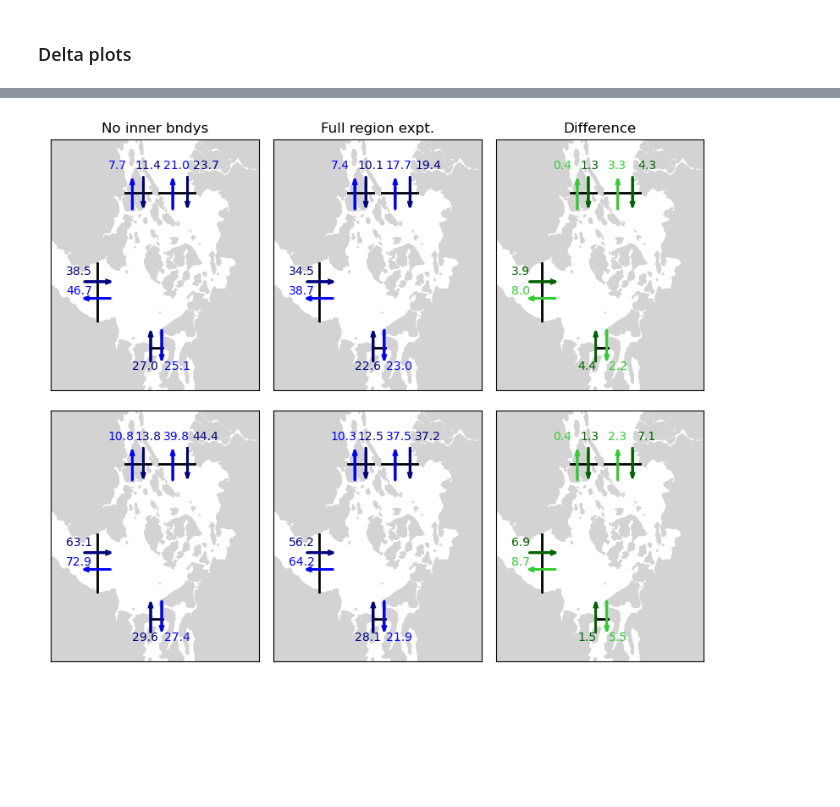
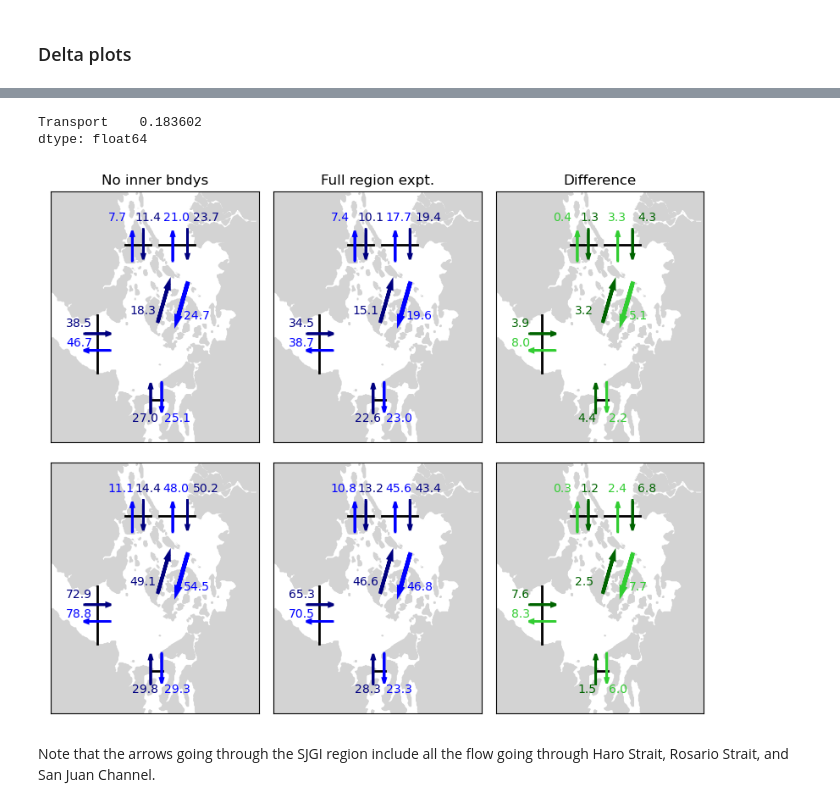
Before and after one commit to SalishSeaCast/StangAllen_SJGIPaper, a Jupyter notebook: Balances_SuppAnalysis.ipynb, the cells around one changed output, grey strips where cells are left out. Cells and saved outputs as stored; diff of their text form; code cells hidden in the pictures; blank space fills up the shorter version.

Commit message:
add thru transport arrows to figure

```diff
--- a/Balances_SuppAnalysis.ipynb
+++ b/Balances_SuppAnalysis.ipynb
@@ -728,0 +736,2 @@ ent_vic_JJ = np.array([ent_vic[idx_1],ent_vic_thru[idx_1],delta_ent_vic[idx_1],e
+# %%
+Nthru_full = N_haro + N_ros + N_sjc
@@ -728,0 +757,3 @@ ent_vic_JJ = np.array([ent_vic[idx_1],ent_vic_thru[idx_1],delta_ent_vic[idx_1],e
+# %%
+Sthru = prtovs + gulftovs + gulftoadm + prtoadm
+Sthru.Transport[6]
@@ -728,0 +762,3 @@ ent_vic_JJ = np.array([ent_vic[idx_1],ent_vic_thru[idx_1],delta_ent_vic[idx_1],e
+# %%
+Sthru_full = S_haro + S_ros + S_sjc
+Sthru_full[6]
@@ -729,3 +793,19 @@ ent_vic_JJ = np.array([ent_vic[idx_1],ent_vic_thru[idx_1],delta_ent_vic[idx_1],e
+# %%
+np.mean((Sthru-Sthru_full)/Sthru)
+# %% [output]
+Transport    0.183602
+dtype: float64
+# %%
+idx_1 = 0
+idx_2 = 6
+
+delta_Sthru = Sthru-Sthru_full
+delta_Nthru = Nthru-Nthru_full
+
+delta_leave_adm = leave_adm - leave_adm_thru
+delta_ent_adm = ent_adm - ent_adm_thru
+Sthru_JJ = np.array([Sthru.iloc[idx_1],Sthru_full[idx_1],delta_Sthru.iloc[idx_1],Sthru.iloc[idx_2],Sthru_full[idx_2],delta_Sthru.iloc[idx_2]])
+Nthru_JJ = np.array([Nthru.iloc[idx_1],Nthru_full[idx_1],delta_Nthru.iloc[idx_1],Nthru.iloc[idx_2],Nthru_full[idx_2],delta_Nthru.iloc[idx_2]])
 # %%
 title_name = ['No inner bndys','Full region expt.','Difference']
 color1 = 'navy'
@@ -759,33 +839,42 @@ for ii,ax in enumerate([ax1,ax2,ax3,ax4,ax5,ax6]):
     #VicSill arrows
     ax.text(135, 288, '{:.1f}'.format(float(np.round(leave_vic_JJ[ii] / 1000, 1))),color=color1)
     ax.text(135, 265, '{:.1f}'.format(float(np.round(ent_vic_JJ[ii] / 1000, 1))),color=color2)
     ax.arrow(160, 280, 30, 0, head_width=4, edgecolor=color1, facecolor=color1, zorder=10,lw=lw)
     ax.arrow(195, 260, -30, 0, head_width=4, edgecolor=color2, facecolor=color2, zorder=10,lw=lw)
 
     #PointRob arrows
     ax.text(267, 415, '{:.1f}'.format(float(np.round(ent_pr_JJ[ii] / 1000, 1))),color=color2)
     ax.text(307, 415, '{:.1f}'.format(float(np.round(leave_pr_JJ[ii] / 1000, 1))),color=color1)
     ax.arrow(280, 367, 0, 30, head_width=4, edgecolor=color2, facecolor=color2, zorder=10,lw=lw)
     ax.arrow(300, 405, 0, -30, head_width=4, edgecolor=color1, facecolor=color1, zorder=10,lw=lw)
 
     #Gulf arrows
     ax.text(192, 415, '{:.1f}'.format(float(np.round(ent_gulf_JJ[ii] / 1000, 1))),color=color2)
     ax.text(229, 415, '{:.1f}'.format(float(np.round(leave_gulf_JJ[ii] / 1000, 1))),color=color1)
     ax.arrow(225, 367, 0, 30, head_width=4, edgecolor=color2, facecolor=color2, zorder=10,lw=lw)
     ax.arrow(240, 405, 0, -30, head_width=4, edgecolor=color1, facecolor=color1, zorder=10,lw=lw)
 
     #Adm arrows
     ax.text(225, 175, '{:.1f}'.format(float(np.round(leave_adm_JJ[ii] / 1000, 1))),color=color1)
     ax.text(268, 175, '{:.1f}'.format(float(np.round(ent_adm_JJ[ii] / 1000, 1))),color=color2)
     ax.arrow(250, 185, 0, 30, head_width=4, edgecolor=color1, facecolor=color1, zorder=10,lw=lw)
     ax.arrow(265, 222, 0, -30, head_width=4, edgecolor=color2, facecolor=color2, zorder=10,lw=lw)
 
+    #Thru transport
+    ax.text(222, 303, '{:.1f}'.format(float(np.round(Nthru_JJ[ii] / 1000, 1))),color=color1)
+    ax.text(295, 297, '{:.1f}'.format(float(np.round(Sthru_JJ[ii] / 1000, 1))),color=color2)
+    ax.arrow(260, 295, 13, 40, head_width=4, edgecolor=color1, facecolor=color1, zorder=10,lw=3)
+    ax.arrow(300, 340, -13, -40, head_width=4, edgecolor=color2, facecolor=color2, zorder=10,lw=3.5)
+
+
 ax1.set_title(title_name[0])
 ax2.set_title(title_name[1])
 ax3.set_title(title_name[2])
 
 fig.subplots_adjust(hspace=0.08,wspace=-0.35)
 # %% [output]
-[figure, old version]
+[figure, new version]
 # %%
 fig.savefig('/ocean/cstang/MOAD/analysis-camryn/Figures/delta_balance.png',bbox_inches='tight')
+# %% [markdown]
+Note that the arrows going through the SJGI region include all the flow going through Haro Strait, Rosario Strait, and San Juan Channel.
```
Also changed, not shown: parts of 12 cells of this notebook.
